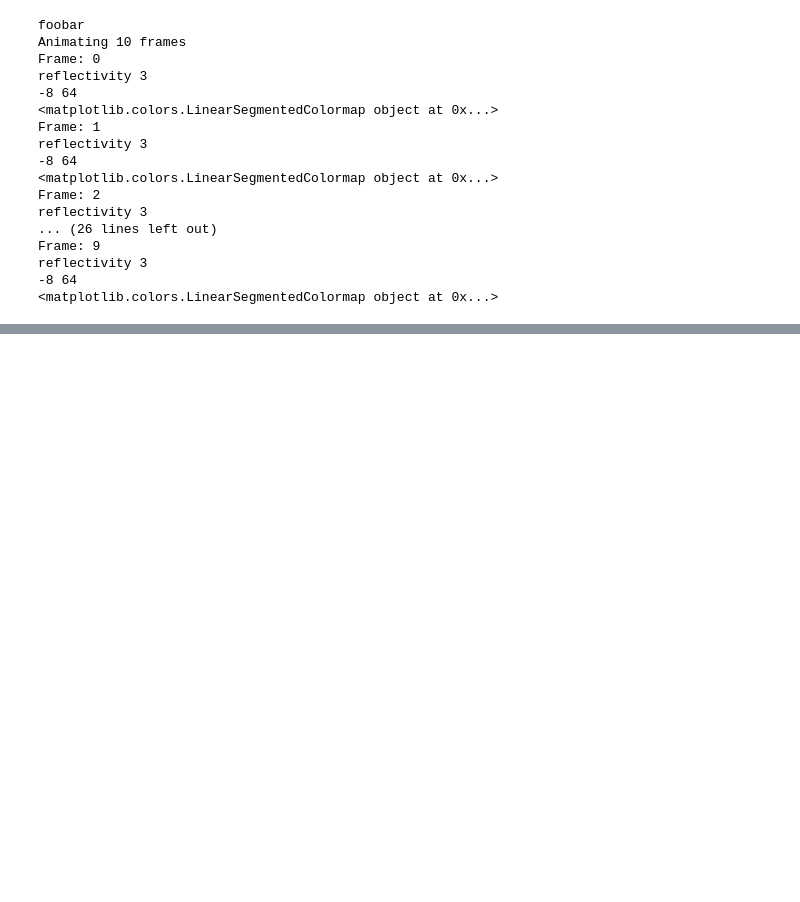
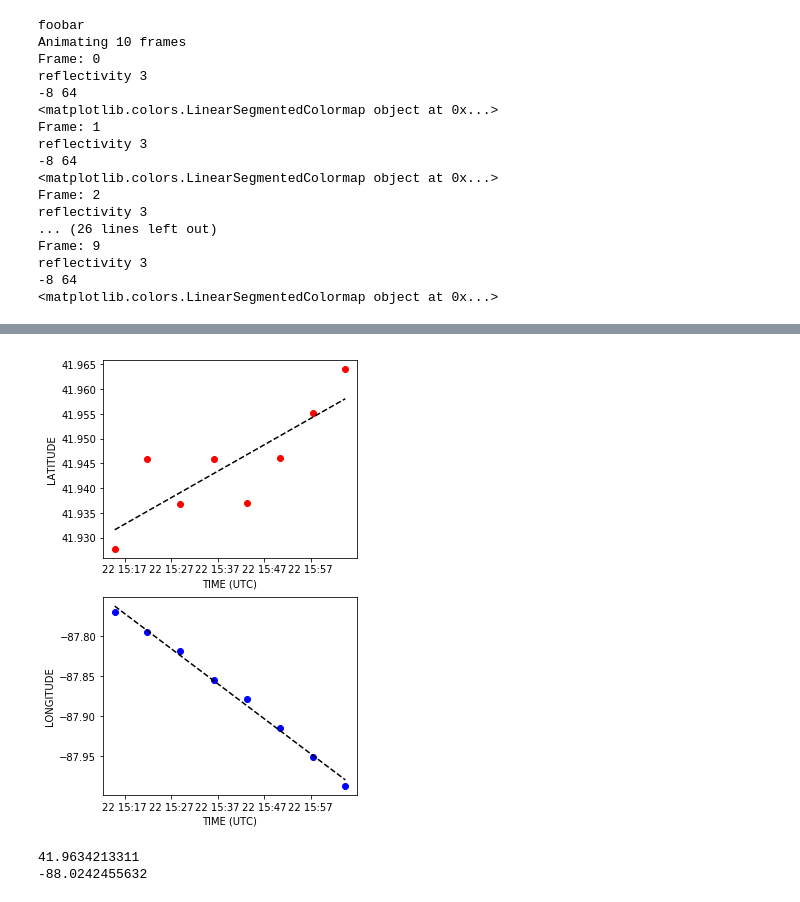
Before and after one commit to EVS-ATMOS/chicago-nowcast, a Jupyter notebook: notebooks/klot_radar_scans.ipynb, the cells around one changed output, grey strips where cells are left out. Saved outputs shown, nothing was run; the diff lists cells and outputs as text; code cells hidden in the pictures; blank space fills up the shorter version.

```diff
--- a/notebooks/klot_radar_scans.ipynb
+++ b/notebooks/klot_radar_scans.ipynb
@@ -206,0 +254,30 @@ embed_mp4_as_gif(out_path_dir + '/test_animation.mp4')
+# %%
+ts = (time - np.datetime64('1970-01-01T00:00:00Z')) / np.timedelta64(1, 's')
+# %%
+x = ts
+y = lats
+w = lons
+
+fit_lat = polyfit(x,y,1)
+fit_lon = polyfit(x,w,1)
+fit_fn_lon = poly1d(fit_lon)
+fit_fn_lat = poly1d(fit_lat)
+
+fig = plt.figure(1 ,figsize=(10,8))
+
+ax = plt.subplot(221)
+plt.plot(time, y, 'ro', time, fit_fn_lat(x), '--k')
+#plt.plot(lons, lats, color='y', marker='o')
+#plt.plot(time, fit_fn_lat(x), '--k')
+#plt.plot(time, lats, 'ro')
+plt.xlabel('TIME (UTC)')
+plt.ylabel('LATITUDE')
+
+ax = plt.subplot(223)
+plt.plot(time, w, 'bo', time, fit_fn_lon(x), '--k')
+plt.xlabel('TIME (UTC)')
+plt.ylabel('LONGITUDE')
+
+plt.show()
+# %% [output]
+[figure, added]
@@ -206,0 +290,6 @@ embed_mp4_as_gif(out_path_dir + '/test_animation.mp4')
+# %%
+print(my_new_lat)
+print(my_new_lon)
+# %% [output]
+41.9634213311
+-88.0242455632
```
Also changed, not shown: parts of 16 cells of this notebook.
